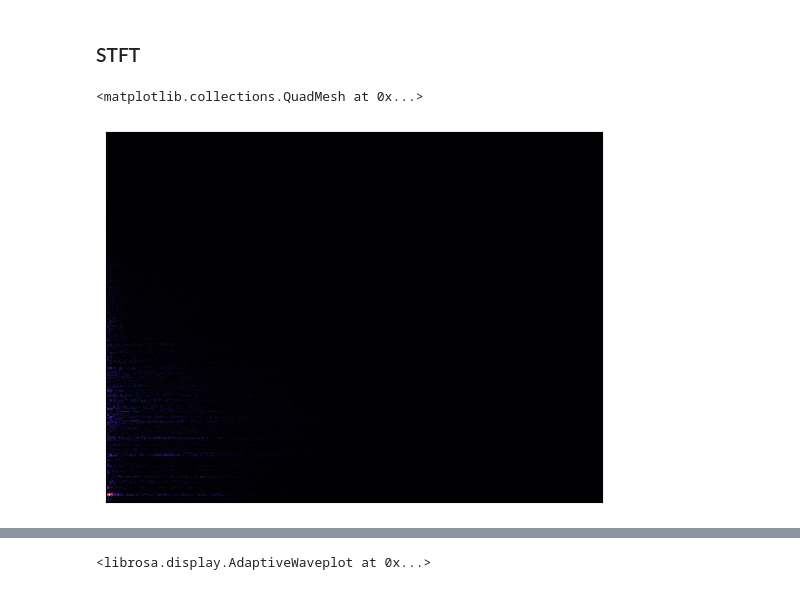
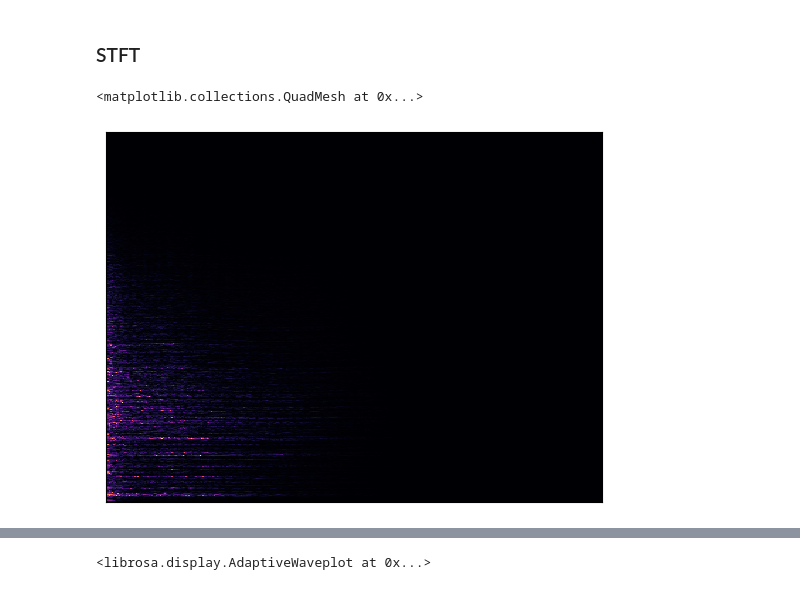
Before and after one commit to PatrikBacko/Bachelor_thesis-Electronic_music, a Jupyter notebook: scripts/librosa_tests/librosa_test.ipynb, the cells around one changed output, grey strips where cells are left out. Drawn from its saved outputs; the diff is of its cells as text; code cells hidden in the pictures.

```diff
--- a/scripts/librosa_tests/librosa_test.ipynb
+++ b/scripts/librosa_tests/librosa_test.ipynb
@@ -121,9 +150,10 @@ librosa.display.waveshow(wave_from_mel, sr=wave_info.samplerate)
 # %% [markdown]
 ### STFT
 # %%
-stft_features = lb.stft(y=lb_wave, n_fft=1024, hop_length=512)
+stft_features = lb.stft(y=lb_wave, n_fft=2048, hop_length=512)
 # stft_features[25:, :] = 0
-lb.display.specshow(stft_features, sr=wave_info.samplerate)
+# lb.display.specshow(stft_features, sr=wave_info.samplerate)
+lb.display.specshow(np.log(stft_features+1), sr=wave_info.samplerate)
 # %% [output]
 <matplotlib.collections.QuadMesh at 0x...>
-[figure, old version]
+[figure, new version]
```
Also changed, not shown: parts of 13 cells of this notebook, 3 other files.
